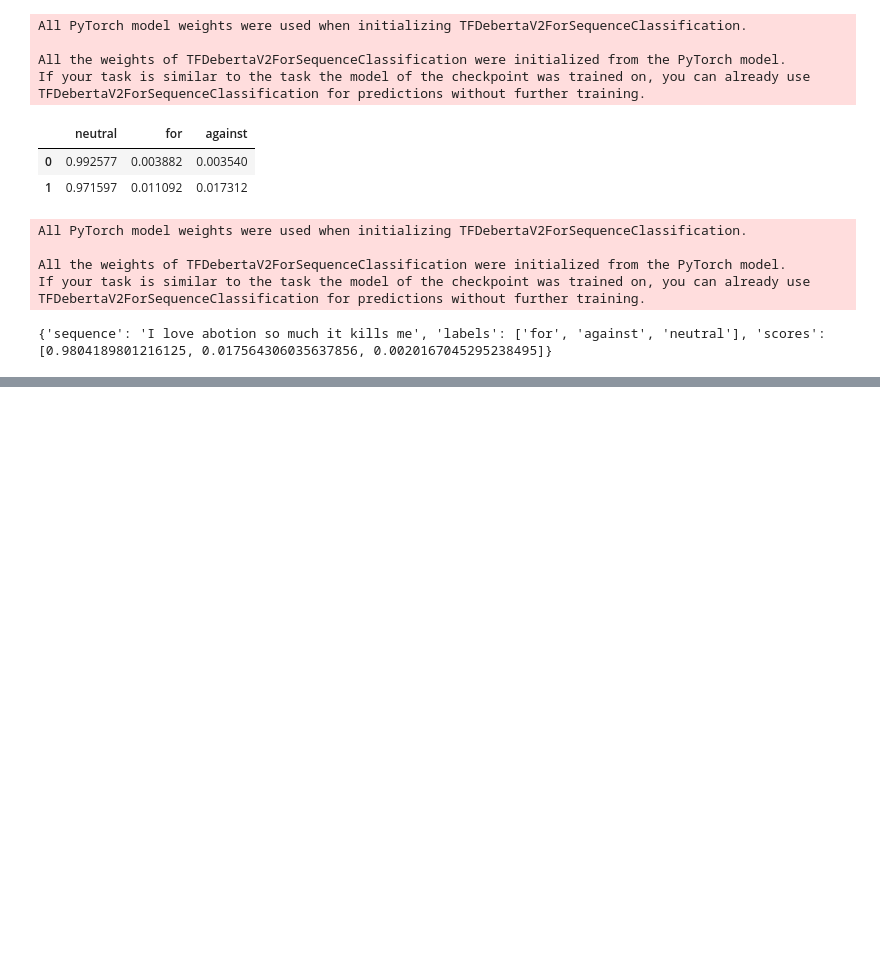
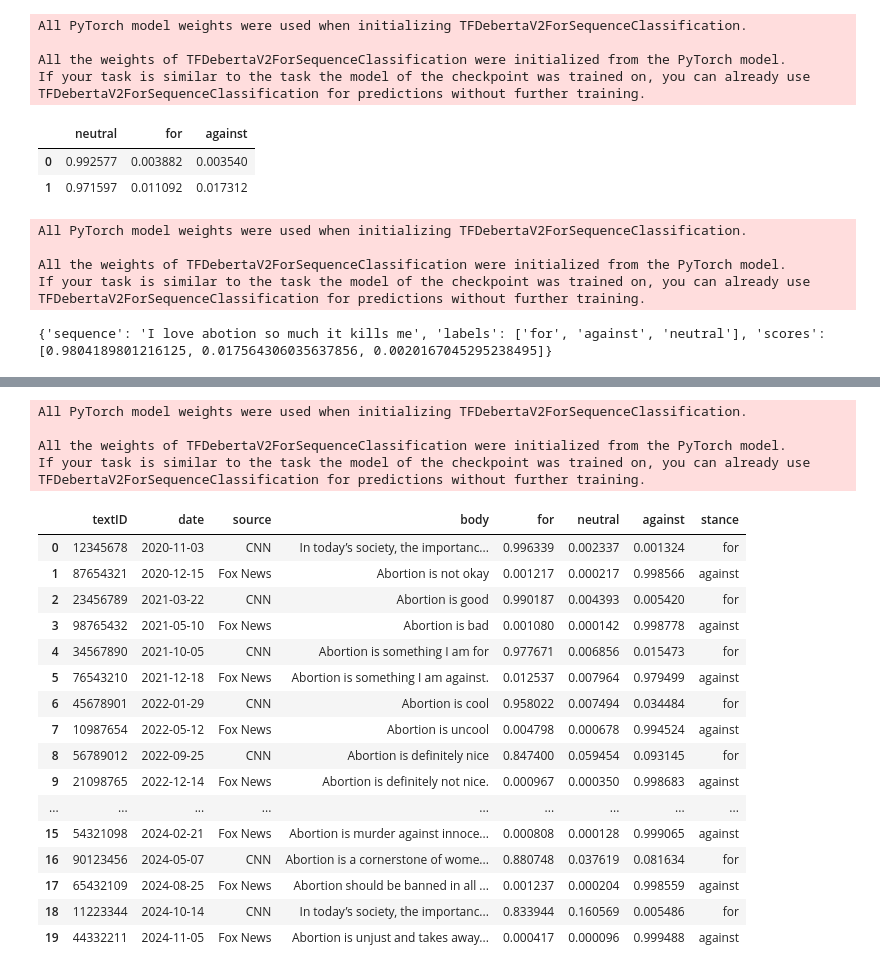
Before and after one commit to soerinev/Bachelor, a Jupyter notebook: stance_detection.ipynb, the cells around one changed output, grey strips where cells are left out. Drawn from its saved outputs; the diff is of its cells as text; code cells hidden in the pictures; blank space fills up the shorter version.

```diff
--- a/stance_detection.ipynb
+++ b/stance_detection.ipynb
@@ -403,0 +481,54 @@ If your task is similar to the task the model of the checkpoint was trained on,
+# %%
+# Initialize the zero-shot classification pipeline
+zeroshot_classifier = pipeline("zero-shot-classification", model="MoritzLaurer/deberta-v3-large-zeroshot-v1.1-all-33")
+
+# Set up the classification parameters
+hypothesis_template = "This article is {} abortion"
+classes_verbalized = ["for", "against", "neutral"]
+
+# Assuming CNN_Fox_joined_17_05 is your DataFrame and "body" contains the articles and "textID" contains the IDs
+def classify_article(text):
+    # Run the zero-shot classifier on each article
+    output = zeroshot_classifier(text, classes_verbalized, hypothesis_template=hypothesis_template, multi_label=False)
+    # Create a dictionary with class labels as keys and their confidence scores as values
+    return {label: score for label, score in zip(output['labels'], output['scores'])}
+
+# Apply the classification to each row in the "body" column and collect the results
+stance_detection_results = df['body'].apply(classify_article)
+
+# Convert the results into a new DataFrame, with each article as a row and classes as columns
+stance_detection_df = pd.DataFrame(stance_detection_results.tolist())
+
+# Add the textID column, source column the original article text from the original DataFrame
+stance_detection_df.insert(0, 'textID', df['textID'].values)
+stance_detection_df.insert(1, 'date', df['date'].values)
+stance_detection_df.insert(2, 'source', df['source'].values)
+stance_detection_df.insert(3, 'body', df['body'].values)
+
+# Add a new column 'stance' which contains the class with the highest probability
+stance_detection_df['stance'] = stance_detection_df[['neutral', 'for', 'against']].idxmax(axis=1)
+
+# Display the new DataFrame to the user
+stance_detection_df
+# %% [output]
+All PyTorch model weights were used when initializing TFDebertaV2ForSequenceClassification.
+
+All the weights of TFDebertaV2ForSequenceClassification were initialized from the PyTorch model.
+If your task is similar to the task the model of the checkpoint was trained on, you can already use TFDebertaV2ForSequenceClassification for predictions without further training.
+|  | textID | date | source | body | for | neutral | against | stance |
+| 0 | 12345678 | 2020-11-03 | CNN | In today’s society, the importanc... | 0.996339 | 0.002337 | 0.001324 | for |
+| 1 | 87654321 | 2020-12-15 | Fox News | Abortion is not okay | 0.001217 | 0.000217 | 0.998566 | against |
+| 2 | 23456789 | 2021-03-22 | CNN | Abortion is good | 0.990187 | 0.004393 | 0.005420 | for |
+| 3 | 98765432 | 2021-05-10 | Fox News | Abortion is bad | 0.001080 | 0.000142 | 0.998778 | against |
+| 4 | 34567890 | 2021-10-05 | CNN | Abortion is something I am for | 0.977671 | 0.006856 | 0.015473 | for |
+| 5 | 76543210 | 2021-12-18 | Fox News | Abortion is something I am against. | 0.012537 | 0.007964 | 0.979499 | against |
+| 6 | 45678901 | 2022-01-29 | CNN | Abortion is cool | 0.958022 | 0.007494 | 0.034484 | for |
+| 7 | 10987654 | 2022-05-12 | Fox News | Abortion is uncool | 0.004798 | 0.000678 | 0.994524 | against |
+| 8 | 56789012 | 2022-09-25 | CNN | Abortion is definitely nice | 0.847400 | 0.059454 | 0.093145 | for |
+| 9 | 21098765 | 2022-12-14 | Fox News | Abortion is definitely not nice. | 0.000967 | 0.000350 | 0.998683 | against |
+| ... | ... | ... | ... | ... | ... | ... | ... | ... |
+| 15 | 54321098 | 2024-02-21 | Fox News | Abortion is murder against innoce... | 0.000808 | 0.000128 | 0.999065 | against |
+| 16 | 90123456 | 2024-05-07 | CNN | Abortion is a cornerstone of wome... | 0.880748 | 0.037619 | 0.081634 | for |
+| 17 | 65432109 | 2024-08-25 | Fox News | Abortion should be banned in all ... | 0.001237 | 0.000204 | 0.998559 | against |
+| 18 | 11223344 | 2024-10-14 | CNN | In today’s society, the importanc... | 0.833944 | 0.160569 | 0.005486 | for |
+| 19 | 44332211 | 2024-11-05 | Fox News | Abortion is unjust and takes away... | 0.000417 | 0.000096 | 0.999488 | against |
```
Also changed, not shown: parts of 8 cells of this notebook, 3 other files.
